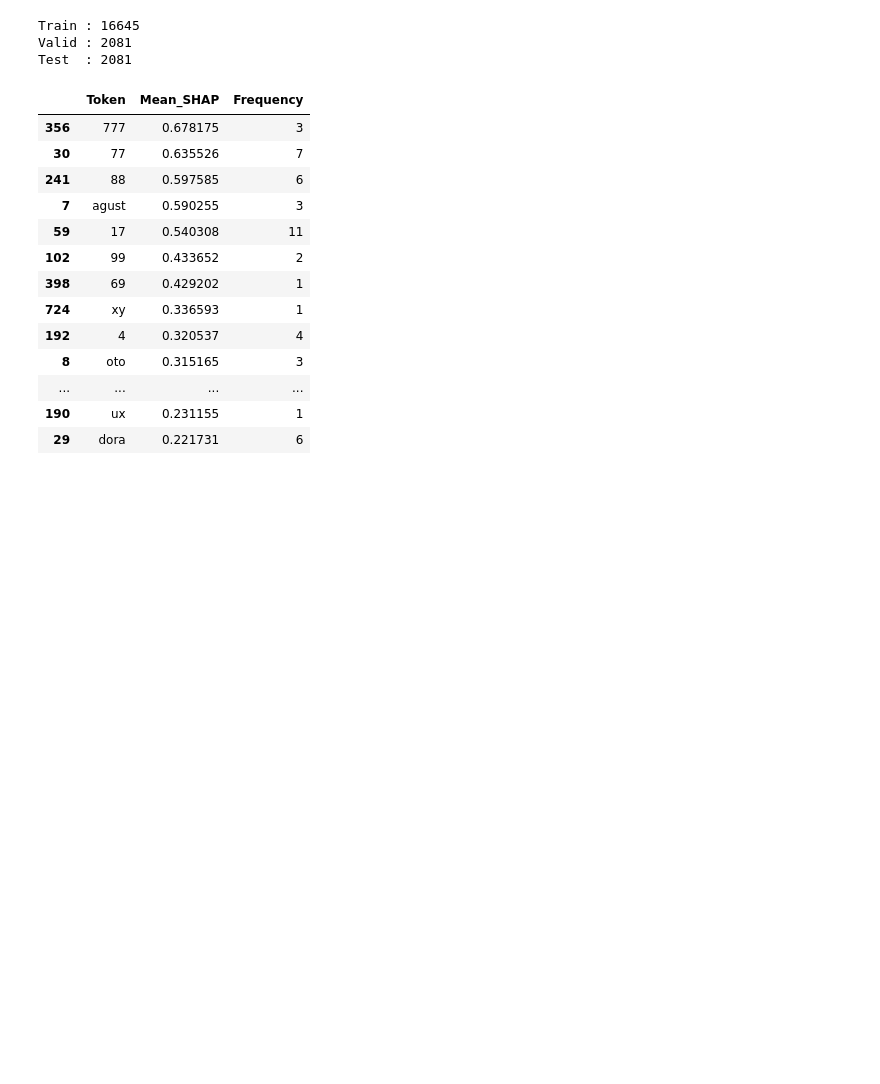
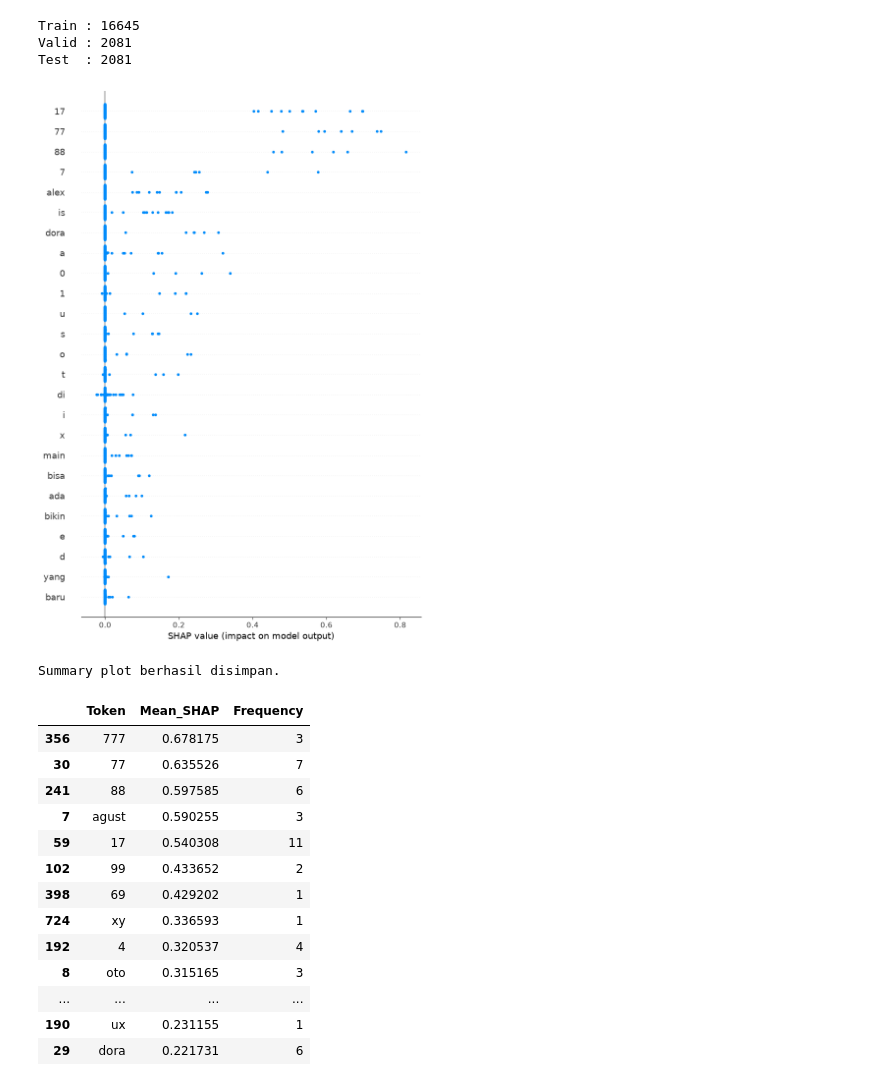
Before and after one commit to Ikryz7/skripsi-xai-judi-online, a Jupyter notebook: notebook/05_shap.ipynb, the cells around one changed output. Cells and saved outputs as stored; diff of their text form; code cells hidden in the pictures; blank space fills up the shorter version.

```diff
--- a/notebook/05_shap.ipynb
+++ b/notebook/05_shap.ipynb
@@ -226,6 +277,74 @@ texts = test_df["hasil_preprocessing"].sample(
 ).tolist()
 
 values = explainer(texts)
+# %%
+# =====================================================
+# SUMMARY PLOT (100 sampel uji, kelas Judi Online)
+# =====================================================
+
+import numpy as np
+
+from collections import Counter
+
+token_count = Counter()
+
+for sample in values:
+    token_count.update(
+        str(token).strip()
+        for token in sample.data
+        if str(token).strip()
+    )
+
+top_tokens = [
+    token
+    for token, _ in token_count.most_common(40)
+]
+
+token_index = {
+    token: i
+    for i, token in enumerate(top_tokens)
+}
+
+shap_matrix = np.zeros(
+    (len(values), len(top_tokens))
+)
+
+for i, sample in enumerate(values):
+
+    tokens = [
+        str(token).strip()
+        for token in sample.data
+    ]
+
+    scores = sample.values[:, 1]
+
+    for token, score in zip(tokens, scores):
+
+        if token in token_index:
+
+            shap_matrix[i, token_index[token]] += score
+
+plt.figure(figsize=(10, 8))
+
+shap.summary_plot(
+    shap_matrix,
+    feature_names=top_tokens,
+    max_display=25,
+    show=False
+)
+
+plt.tight_layout()
+plt.savefig(
+    "../output/shap_summary_plot.png",
+    dpi=300,
+    bbox_inches="tight"
+)
+plt.show()
+
+print("Summary plot berhasil disimpan.")
+# %% [output]
+[figure, added]
+Summary plot berhasil disimpan.
 # %%
 from collections import defaultdict
 import pandas as pd
```
Also changed, not shown: parts of 2 cells of this notebook, 4 other files.
